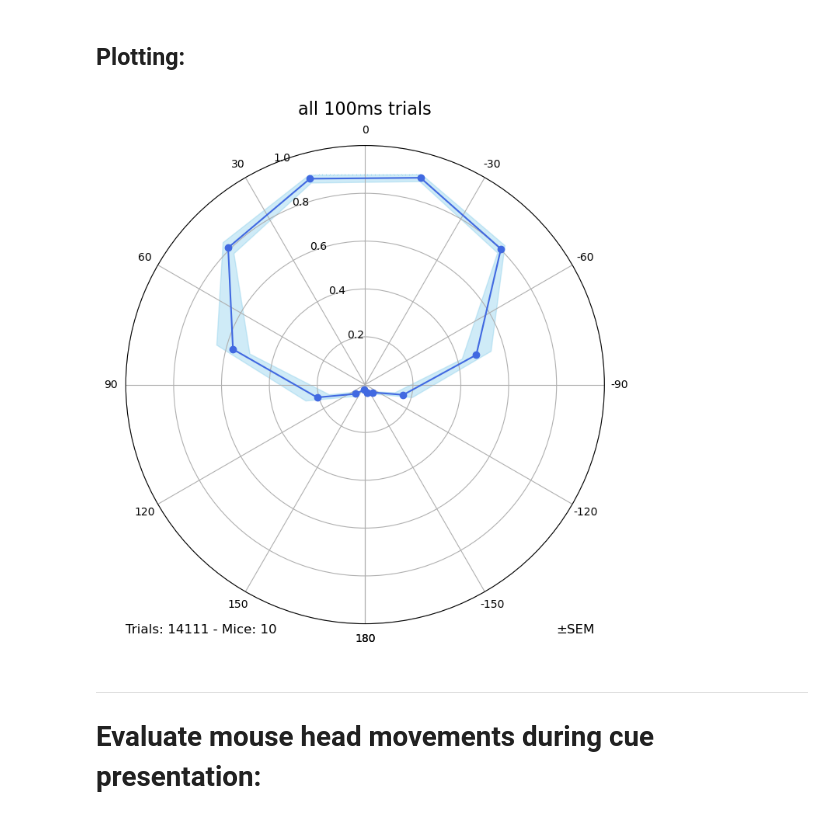
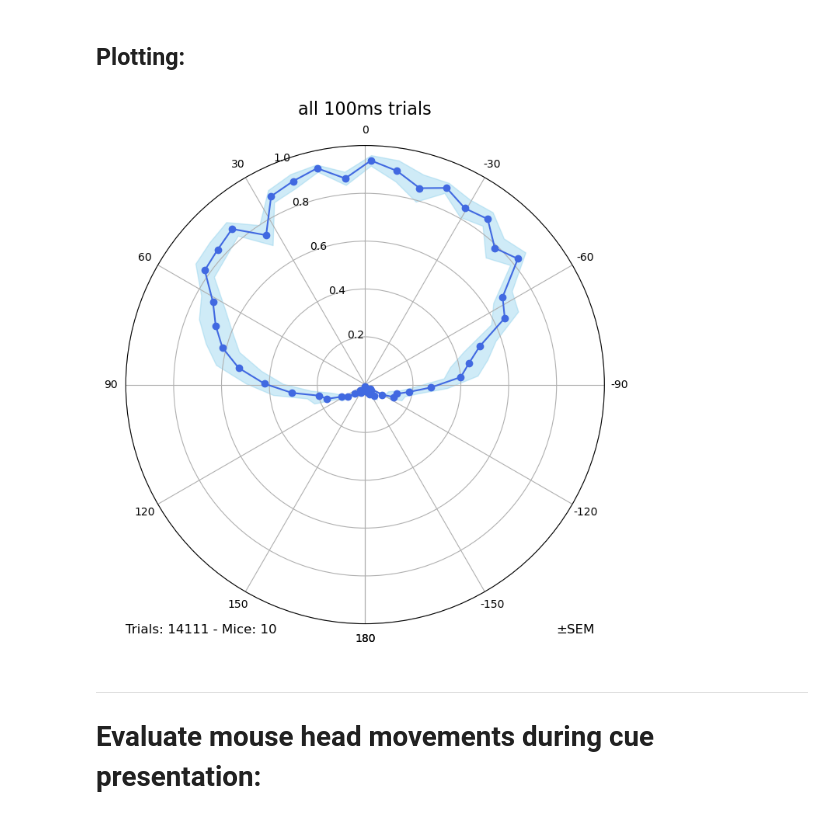
Before and after one commit to stef1029/hex_behav_analysis, a Jupyter notebook: PP_analysis_notebook_July_cohort.ipynb, the cells around one changed output. Saved outputs shown, nothing was run; the diff lists cells and outputs as text; code cells hidden in the pictures.

```diff
--- a/PP_analysis_notebook_July_cohort.ipynb
+++ b/PP_analysis_notebook_July_cohort.ipynb
@@ -593,15 +593,15 @@ all_100ms_sessions = july_day_2_100ms_sessions \
 # %%
 importlib.reload(PP_plot_performance)
 
 PP_plot_performance.plot_performance_by_angle(all_100ms_sessions,
                                               title = 'all 100ms trials',
-                                              bin_mode = 'manual',
+                                              bin_mode = 'rice',
                                               trials_per_bin=100,
                                               plot_mode='radial',
                                               cue_mode='both',
                                               error_bars='SEM')
 # %% [output]
-[figure, old version]
+[figure, new version]
 # %% [markdown]
 ---
 # Evaluate mouse head movements during cue presentation:
```
Also changed, not shown: parts of 3 cells of this notebook, 3 other files.
